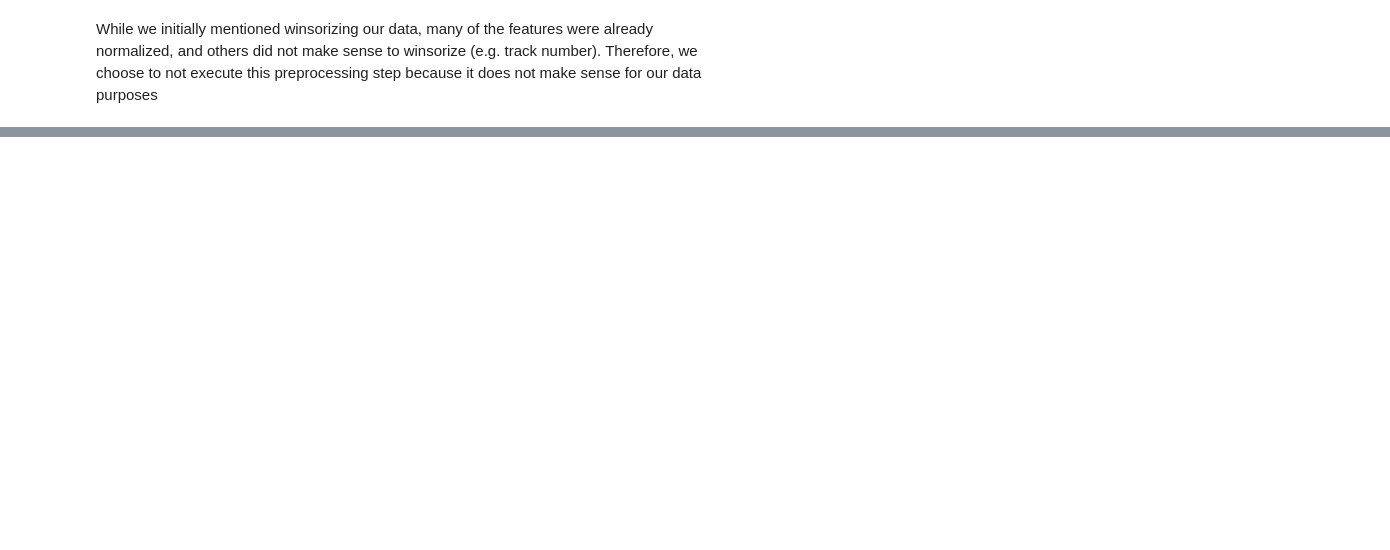
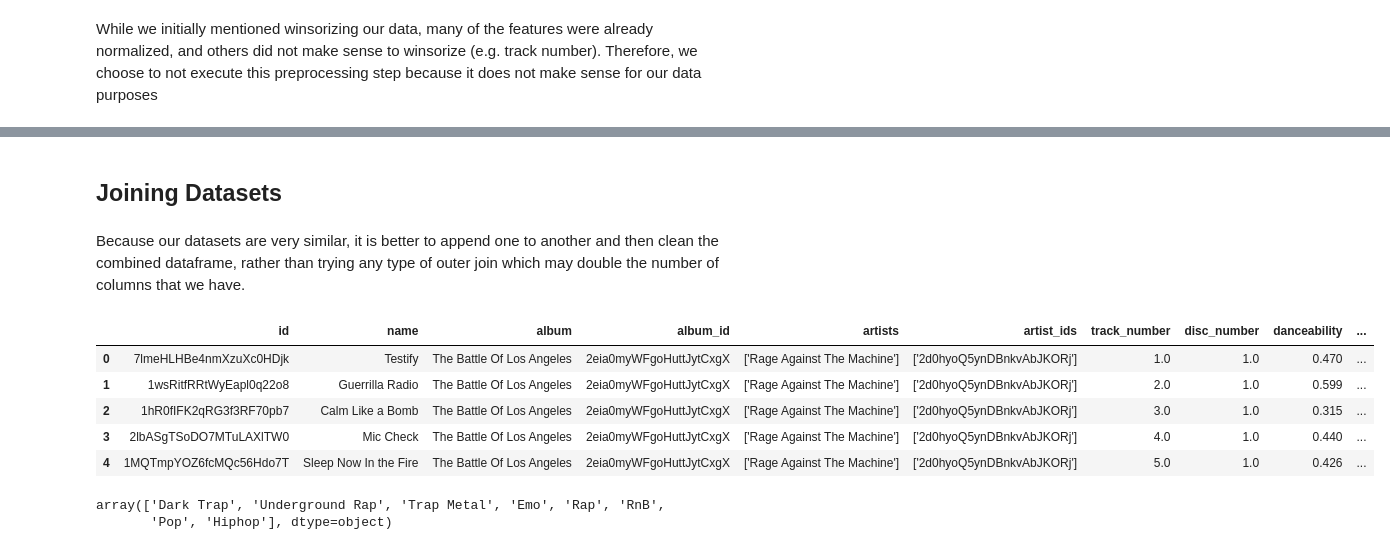
Before and after one commit to icpedroza/namis-minions, a Jupyter notebook: preprocessing.ipynb, the cells around one changed output, grey strips where cells are left out. Drawn from its saved outputs; the diff is of its cells as text; code cells hidden in the pictures; blank space fills up the shorter version.

```diff
--- a/preprocessing.ipynb
+++ b/preprocessing.ipynb
@@ -226,0 +345,22 @@ While we initially mentioned winsorizing our data, many of the features were alr
+# %% [markdown]
+## Joining Datasets
+# %% [markdown]
+Because our datasets are very similar, it is better to append one to another and then clean the combined dataframe, rather than trying any type of outer join which may double the number of columns that we have.
+# %%
+df2.rename(columns={"song_name": "name"}, inplace=True)
+# %%
+combined_df = pd.concat([df1, df2], ignore_index=True)
+# %%
+combined_df.head()
+# %% [output]
+|  | id | name | album | album_id | artists | artist_ids | track_number | disc_number | danceability | ... |
+| 0 | 7lmeHLHBe4nmXzuXc0HDjk | Testify | The Battle Of Los Angeles | 2eia0myWFgoHuttJytCxgX | ['Rage Against The Machine'] | ['2d0hyoQ5ynDBnkvAbJKORj'] | 1.0 | 1.0 | 0.470 | ... |
+| 1 | 1wsRitfRRtWyEapl0q22o8 | Guerrilla Radio | The Battle Of Los Angeles | 2eia0myWFgoHuttJytCxgX | ['Rage Against The Machine'] | ['2d0hyoQ5ynDBnkvAbJKORj'] | 2.0 | 1.0 | 0.599 | ... |
+| 2 | 1hR0fIFK2qRG3f3RF70pb7 | Calm Like a Bomb | The Battle Of Los Angeles | 2eia0myWFgoHuttJytCxgX | ['Rage Against The Machine'] | ['2d0hyoQ5ynDBnkvAbJKORj'] | 3.0 | 1.0 | 0.315 | ... |
+| 3 | 2lbASgTSoDO7MTuLAXlTW0 | Mic Check | The Battle Of Los Angeles | 2eia0myWFgoHuttJytCxgX | ['Rage Against The Machine'] | ['2d0hyoQ5ynDBnkvAbJKORj'] | 4.0 | 1.0 | 0.440 | ... |
+| 4 | 1MQTmpYOZ6fcMQc56Hdo7T | Sleep Now In the Fire | The Battle Of Los Angeles | 2eia0myWFgoHuttJytCxgX | ['Rage Against The Machine'] | ['2d0hyoQ5ynDBnkvAbJKORj'] | 5.0 | 1.0 | 0.426 | ... |
+# %%
+df2["genre"].unique()
+# %% [output]
+array(['Dark Trap', 'Underground Rap', 'Trap Metal', 'Emo', 'Rap', 'RnB',
+       'Pop', 'Hiphop'], dtype=object)
```
Also changed, not shown: parts of 32 cells of this notebook, 1 other file.
